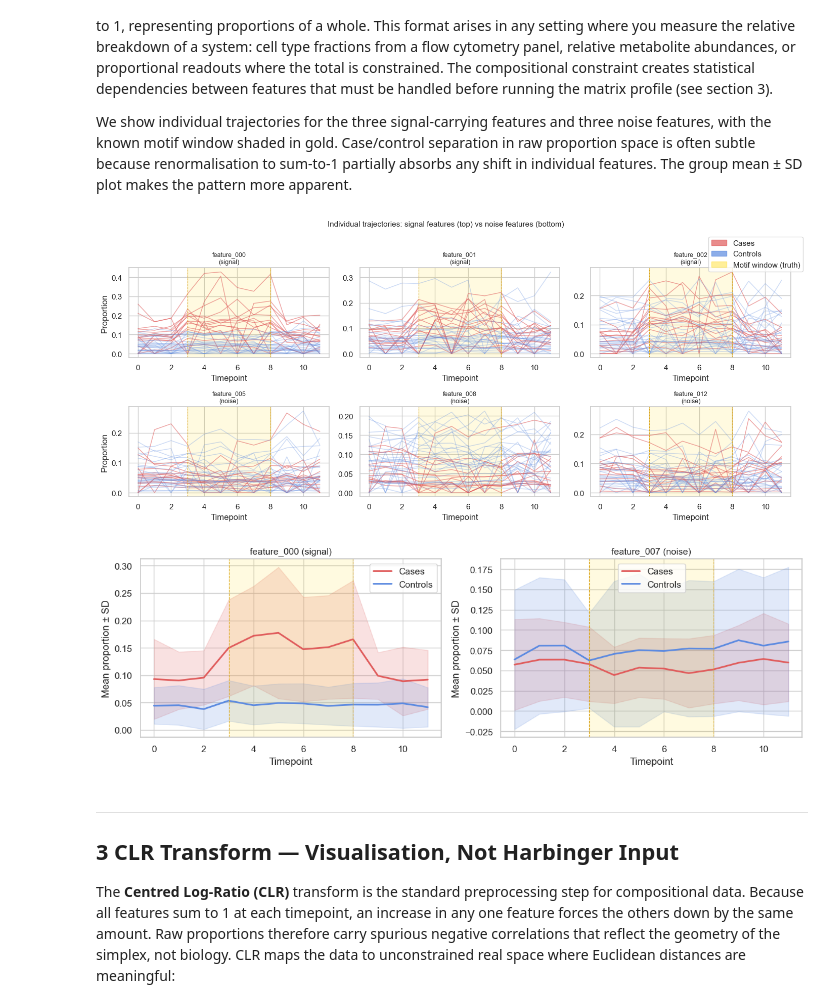
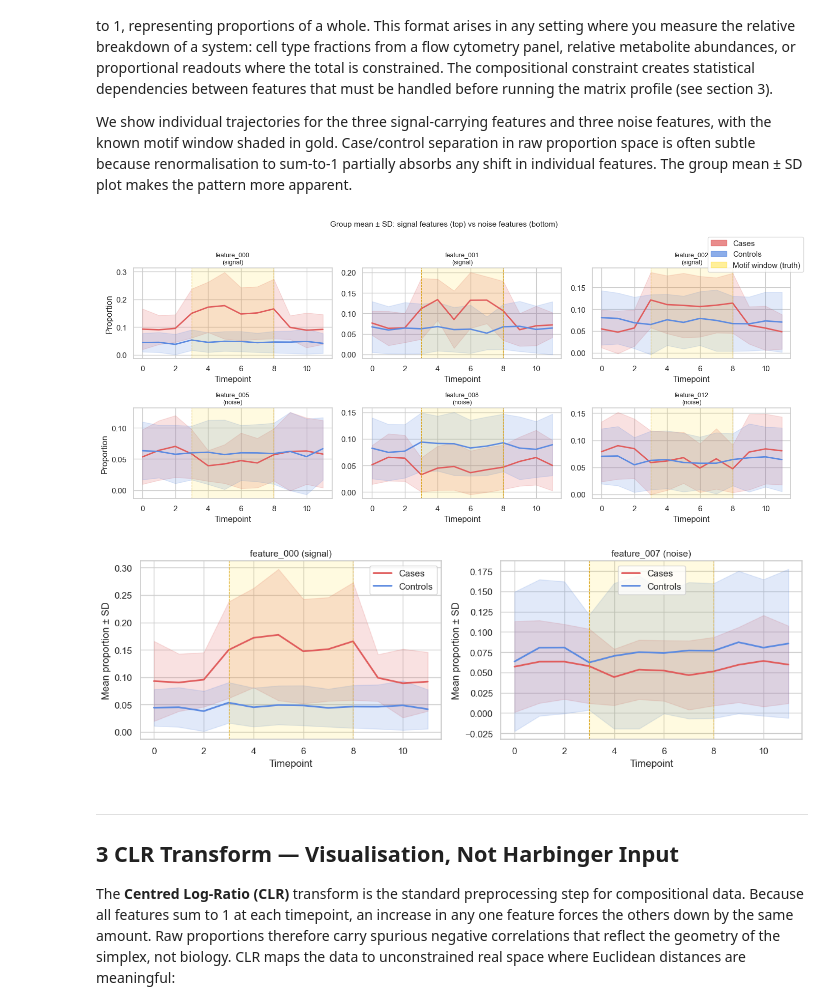
Before and after one commit to cbumby17/TEMPO, a Jupyter notebook: vignette.ipynb, the cells around one changed output. Saved outputs shown, nothing was run; the diff lists cells and outputs as text; code cells hidden in the pictures.

Commit message:
Replace individual-line trajectories with mean±SD ribbons in vignette section 2
Co-Authored-By: Claude Sonnet 4.6 <noreply@anthropic.com>

```diff
--- a/vignette.ipynb
+++ b/vignette.ipynb
@@ -154,7 +154,7 @@ motif_feats = df.attrs['motif_features']   # ['feature_000', 'feature_001', 'fea
 noise_feats = ['feature_005', 'feature_008', 'feature_012']
 window = df.attrs['motif_window']          # (3, 8)
 
-# ── Plot 1: individual trajectories ──────────────────────────────────────────
+# ── Plot 1: group mean ± SD trajectories ─────────────────────────────────────
 fig, axes = plt.subplots(2, 3, figsize=(14, 6), sharey=False)
 
 for row_idx, feat_group in enumerate([motif_feats, noise_feats]):
@@ -162,17 +162,18 @@ for row_idx, feat_group in enumerate([motif_feats, noise_feats]):
         ax = axes[row_idx, col_idx]
         feat_df = df[df['feature'] == feat]
 
-        for subj, grp in feat_df.groupby('subject_id'):
-            outcome = grp['outcome'].iloc[0]
-            color = case_color if outcome == 1 else ctrl_color
-            alpha = 0.55 if outcome == 1 else 0.30
-            ax.plot(grp['timepoint'], grp['value'], color=color, alpha=alpha, lw=1.1)
+        for outcome, label, color in [(1, 'Cases', case_color), (0, 'Controls', ctrl_color)]:
+            grp = feat_df[feat_df['outcome'] == outcome].groupby('timepoint')['value']
+            means, stds = grp.mean(), grp.std()
+            ax.plot(means.index, means.values, color=color, lw=2, label=label)
+            ax.fill_between(means.index, means - stds, means + stds,
+                            color=color, alpha=0.18)
 
         ax.axvspan(window[0], window[1], alpha=0.12, color='gold')
         ax.axvline(window[0], color='goldenrod', lw=0.8, ls='--')
         ax.axvline(window[1], color='goldenrod', lw=0.8, ls='--')
-        label = f'{feat}\n(signal)' if row_idx == 0 else f'{feat}\n(noise)'
-        ax.set_title(label, fontsize=9)
+        label_title = f'{feat}\n(signal)' if row_idx == 0 else f'{feat}\n(noise)'
+        ax.set_title(label_title, fontsize=9)
         ax.set_xlabel('Timepoint')
         if col_idx == 0:
             ax.set_ylabel('Proportion')
@@ -182,37 +183,37 @@ ctrl_patch = mpatches.Patch(color=ctrl_color, label='Controls', alpha=0.7)
 window_patch = mpatches.Patch(color='gold', label='Motif window (truth)', alpha=0.4)
 fig.legend(handles=[case_patch, ctrl_patch, window_patch],
            loc='upper right', bbox_to_anchor=(1.01, 0.98))
-fig.suptitle('Individual trajectories: signal features (top) vs noise features (bottom)',
+fig.suptitle('Group mean ± SD: signal features (top) vs noise features (bottom)',
              fontsize=11, y=1.02)
 plt.tight_layout()
 plt.show()
 
 # ── Plot 2: group mean ± SD ───────────────────────────────────────────────────
 fig, axes = plt.subplots(1, 2, figsize=(12, 4))
 
 for ax, feat, title in zip(
     axes,
     ['feature_000', 'feature_007'],
     ['feature_000 (signal)', 'feature_007 (noise)'],
 ):
     feat_df = df[df['feature'] == feat]
     for outcome, label, color in [(1, 'Cases', case_color), (0, 'Controls', ctrl_color)]:
         grp = feat_df[feat_df['outcome'] == outcome].groupby('timepoint')['value']
         means, stds = grp.mean(), grp.std()
         ax.plot(means.index, means.values, color=color, lw=2, label=label)
         ax.fill_between(means.index, means - stds, means + stds, color=color, alpha=0.18)
     ax.axvspan(window[0], window[1], alpha=0.12, color='gold')
     ax.axvline(window[0], color='goldenrod', lw=0.8, ls='--')
     ax.axvline(window[1], color='goldenrod', lw=0.8, ls='--')
     ax.set_title(title, fontsize=11)
     ax.set_xlabel('Timepoint')
     ax.set_ylabel('Mean proportion ± SD')
     ax.legend()
 
 plt.tight_layout()
 plt.show()
 # %% [output]
-[figure, old version]
+[figure, new version]
 [figure]
 # %% [markdown]
 ---
```
Also changed, not shown: parts of 1 cell of this notebook, 1 other file.
